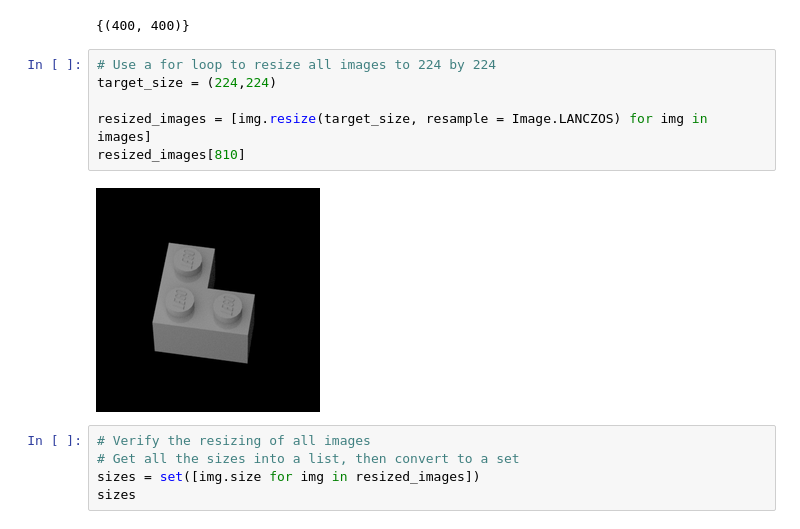
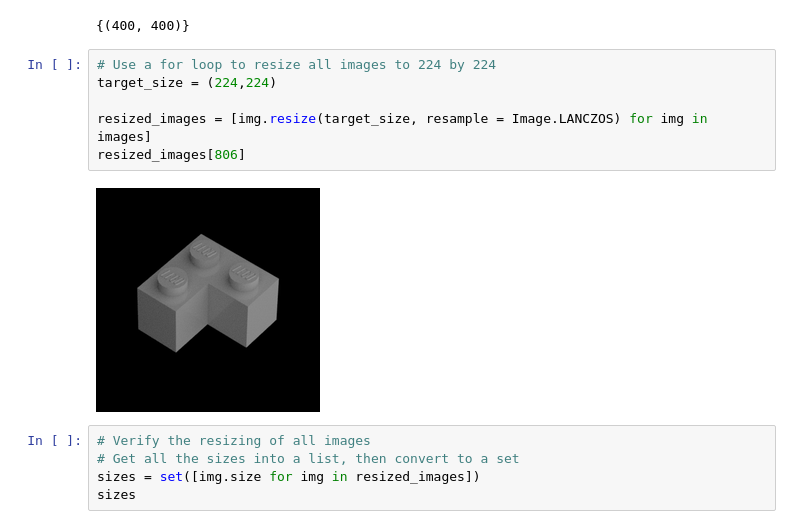
Before and after one commit to maadhuvijay/Project3-Lego-Classifier, a Jupyter notebook: Lego_classifier_new.ipynb, the cells around one changed output. Saved outputs shown, nothing was run; the diff lists cells and outputs as text.

```diff
--- a/Lego_classifier_new.ipynb
+++ b/Lego_classifier_new.ipynb
@@ -154,11 +154,11 @@ sizes
 # %%
 # Use a for loop to resize all images to 224 by 224
 target_size = (224,224)
 
 resized_images = [img.resize(target_size, resample = Image.LANCZOS) for img in images]
-resized_images[810]
+resized_images[806]
 # %% [output]
-[figure, old version]
+[figure, new version]
 # %%
 # Verify the resizing of all images
 # Get all the sizes into a list, then convert to a set
```
Also changed, not shown: parts of 61 cells of this notebook.
